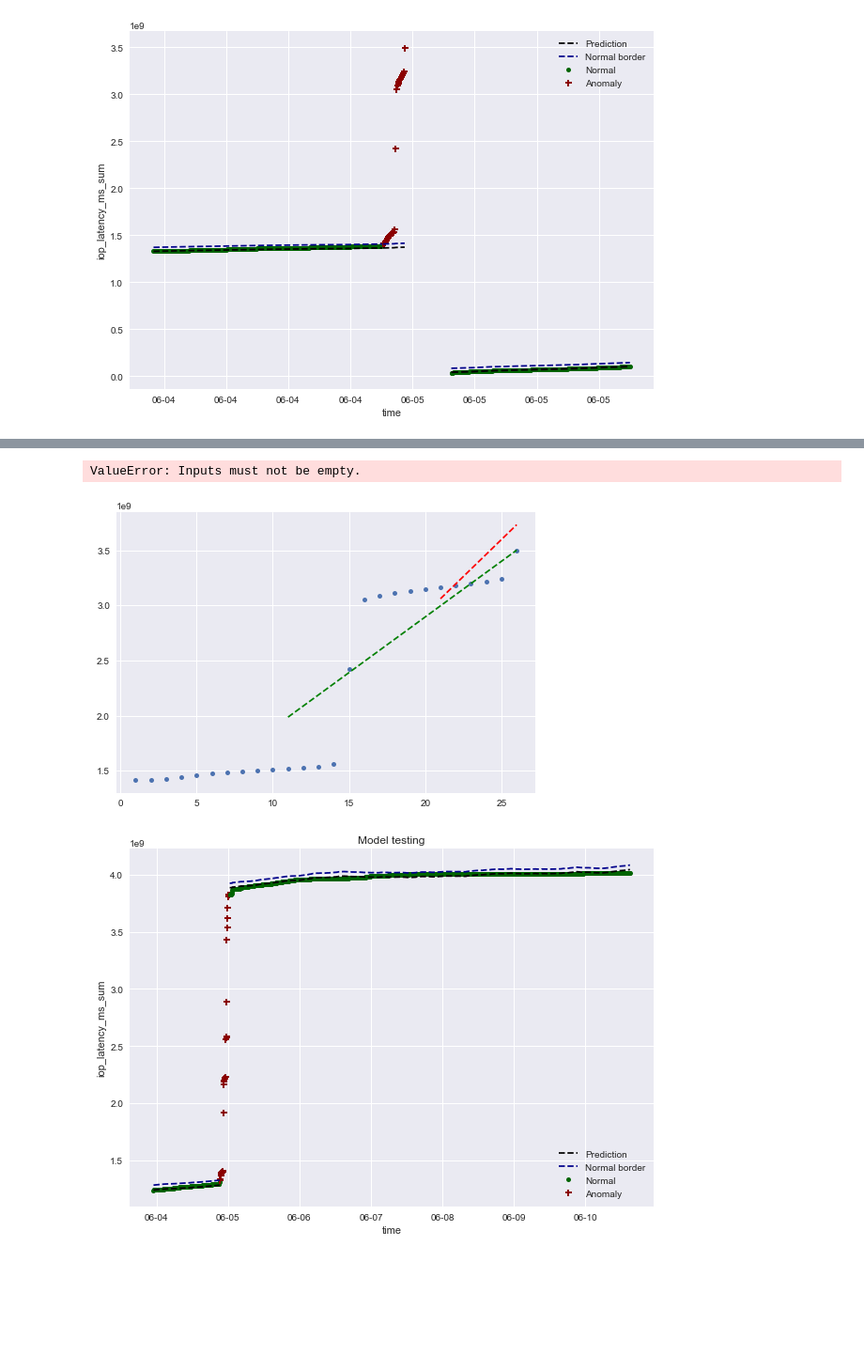
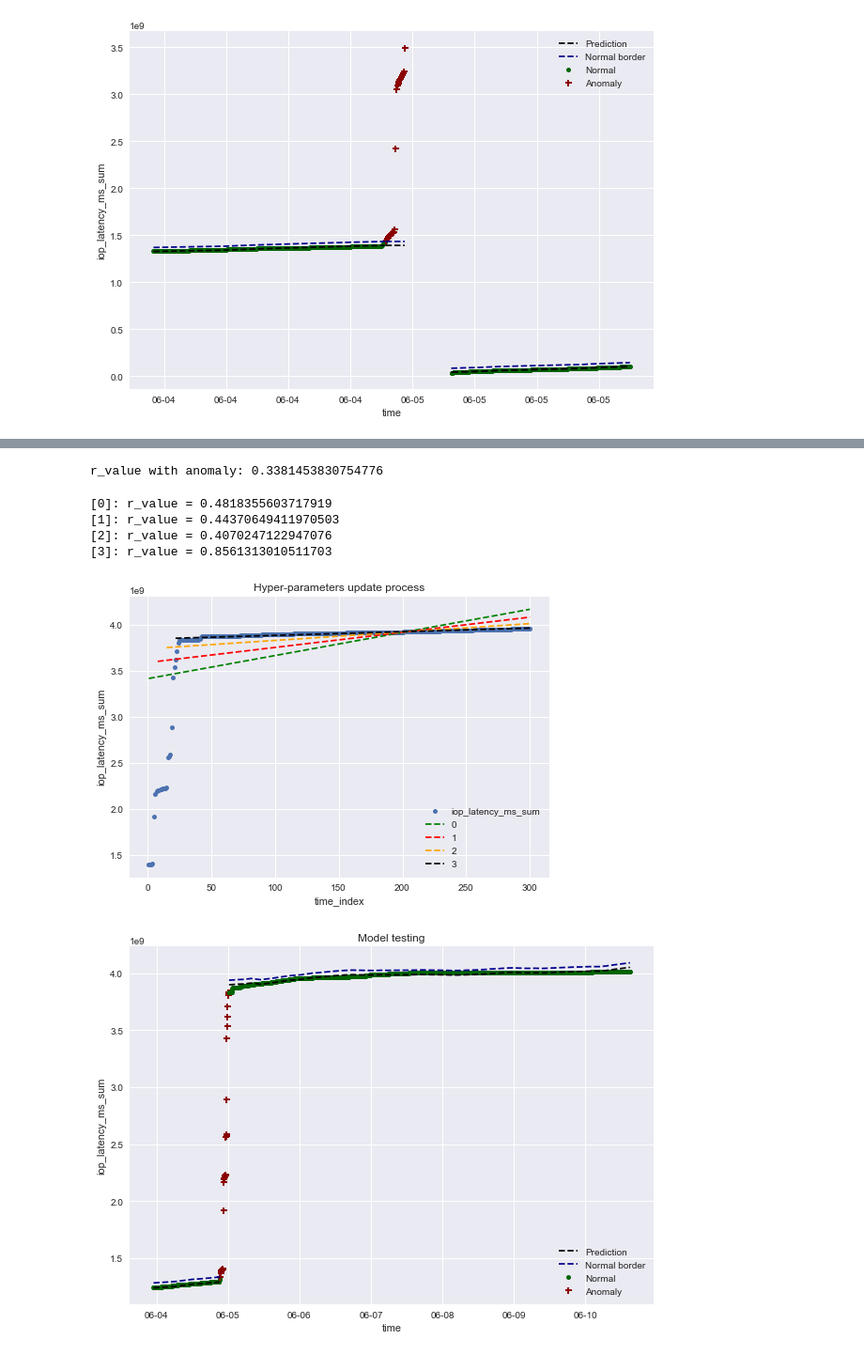
Before and after one commit to TheAviat0r/BC_thesis, a Jupyter notebook: final_thesis.ipynb, the cells around one changed output, grey strips where cells are left out. Shown at 94% size. Drawn from its saved outputs; the diff is of its cells as text; code cells hidden in the pictures; blank space fills up the shorter version.

Commit message:
model: FINISHED

```diff
--- a/final_thesis.ipynb
+++ b/final_thesis.ipynb
@@ -327,7 +324,7 @@ plt.show()
 # %% [output]
 [figure]
 # %%
-regression_model = linear_model.Lasso()
+regression_model = linear_model.RANSACRegressor()
 regression_model.fit(train_data[predictors], train_data['iop_latency_ms_sum'])
 
 test_data['iop_latency_ms_predict'] = regression_model.predict(test_data[predictors])
@@ -465,7 +462,7 @@ plt.show()
 # %% [output]
 [figure]
 # %%
-example_node = total[total['instance'] == instances[3]][2000:]
+example_node = total[total['instance'] == instances[2]][2000:]
 train_data = example_node[:700]
 test_data = example_node[700:]
 
@@ -538,35 +535,51 @@ plt.show()
+# %%
+with_anomaly_indexes = [x for x in test_data.index if x >= first_anomaly_index]
+with_anomaly = test_data.ix[with_anomaly_indexes]
+# %%
+xi = np.arange(1, with_anomaly.shape[0] + 1)
+y = with_anomaly['iop_latency_ms_sum']
+a, b, r_value, p_value, stderr = ss.stats.linregress(xi,y)
+
+print('r_value with anomaly: %s' % (str(r_value)))
+# %% [output]
+r_value with anomaly: 0.3381453830754776
 # %%
-relearning_data = anomaly_data[:200]
+#relearning_data = anomaly_data[:200]
+relearning_data = with_anomaly[:300]
 
 r_values = dict()
 iter_limit = 4
-shift_length = 10
+shift_length = 7
 normal_range_start = 1
 
 x = np.arange(1, relearning_data.shape[0] + 1)
 y = relearning_data['iop_latency_ms_sum']
 plt.plot(x, y, linestyle='none', marker='o', markersize=5, label='iop_latency_ms_sum')
 
 colors = ['green', 'red', 'orange', 'black']
 
 for i in range(iter_limit):
     a, b, r_value, p_value, stderr = ss.stats.linregress(x,y)
     r_values[r_value] = [a, b]
+    plt.plot(x, a * x + b, linestyle='--', color=colors[i], label=str(i))
 
     x = x[shift_length:]
     y = y[shift_length:]
     relearning_data = relearning_data[shift_length:]
 
-    plt.plot(x, a * x + b, linestyle='--', color=colors[i], label=str(i))
+    print('[%s]: r_value = %s' % (i, r_value))
 
 plt.ylabel('iop_latency_ms_sum')
 plt.xlabel('time_index')
 plt.title('Hyper-parameters update process')
 plt.legend()
 plt.show()
 # %% [output]
-ValueError: Inputs must not be empty.
+[0]: r_value = 0.4818355603717919
+[1]: r_value = 0.44370649411970503
+[2]: r_value = 0.4070247122947076
+[3]: r_value = 0.8561313010511703
-[figure, old version]
+[figure, new version]
 # %%
 first_normal_index = relearning_data.index.min()
 clean_data_indexes = [x for x in anomaly_data.index if x >= first_normal_index]
```
Also changed, not shown: parts of 14 cells of this notebook.
